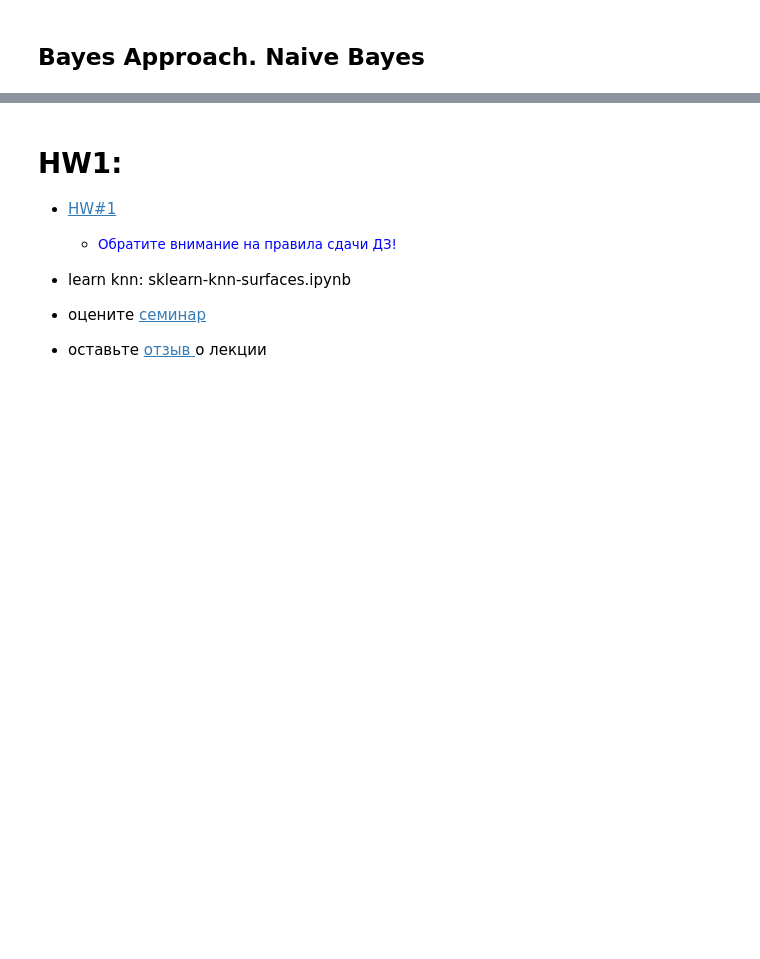
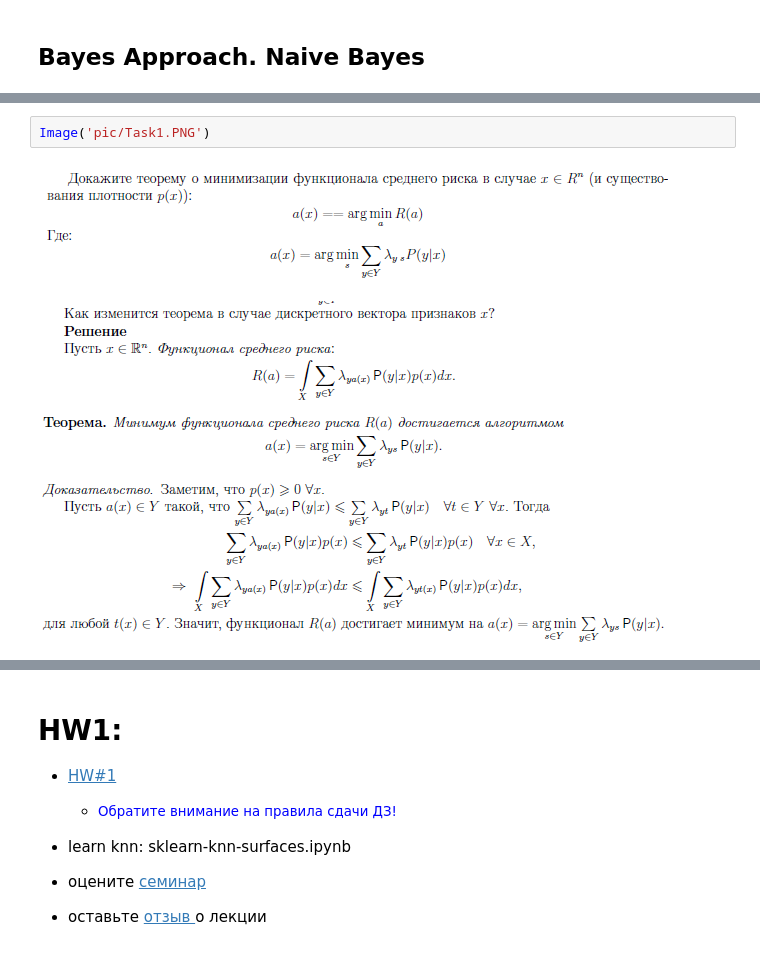
Before and after one commit to ml-mipt/ml-mipt-part1, a Jupyter notebook: 2017/seminars/03-pandas/496/seminar_02-03.ipynb, the cells around one changed output, grey strips where cells are left out. Cells and saved outputs as stored; diff of their text form; blank space fills up the shorter version.

```diff
--- a/2017/seminars/03-pandas/496/seminar_02-03.ipynb
+++ b/2017/seminars/03-pandas/496/seminar_02-03.ipynb
@@ -879,0 +881,4 @@ print(true_score)
+# %%
+Image('pic/Task1.PNG')
+# %% [output]
+[figure, added]
```
Also changed, not shown: parts of 6 cells of this notebook.
